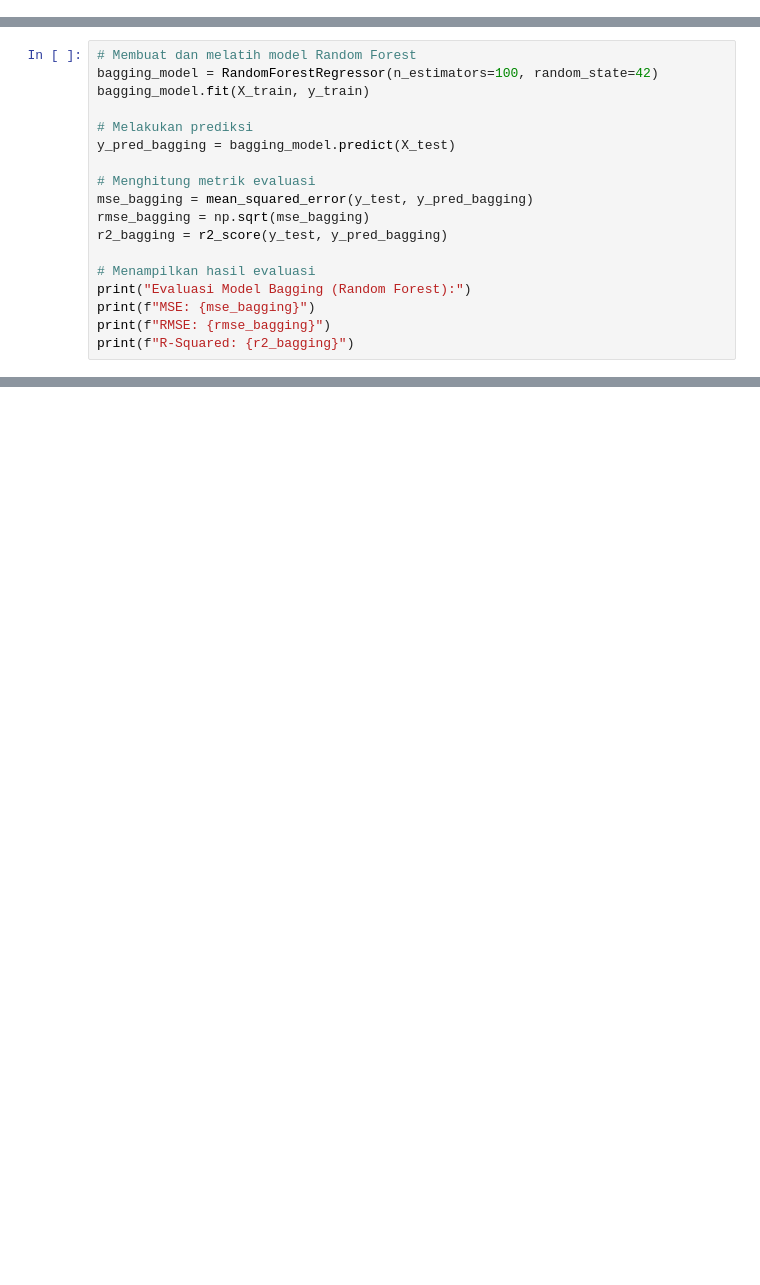
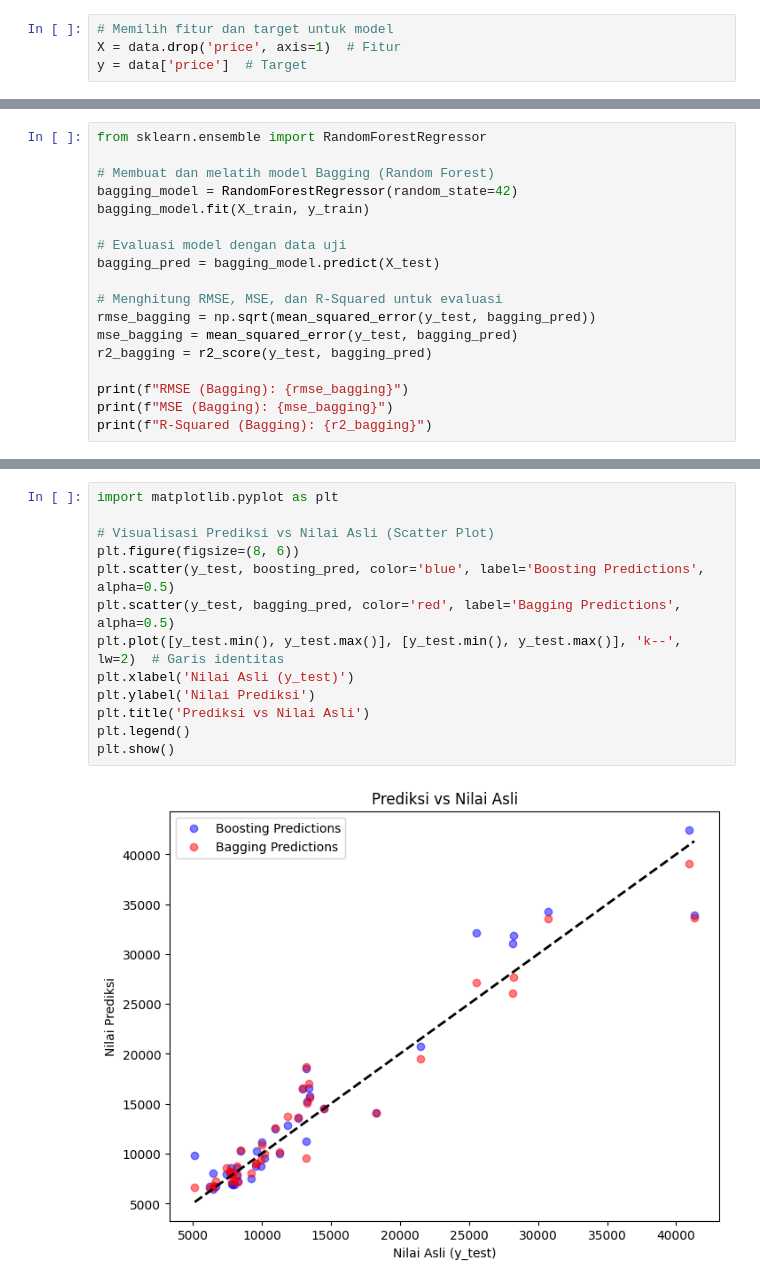
Before and after one commit to MasDiptha12/Machine-Learning, a Jupyter notebook: Week_7/Boosting_Automobile_Regression.ipynb, the cells around one changed output, grey strips where cells are left out. Saved outputs shown, nothing was run; the diff lists cells and outputs as text; blank space fills up the shorter version.

```diff
--- a/Week_7/Boosting_Automobile_Regression.ipynb
+++ b/Week_7/Boosting_Automobile_Regression.ipynb
@@ -58,0 +89,4 @@ X_train, X_test, y_train, y_test = train_test_split(X, y, test_size=0.2, random_
+# %%
+# Memilih fitur dan target untuk model
+X = data.drop('price', axis=1)  # Fitur
+y = data['price']  # Target
@@ -59,19 +156,19 @@ X_train, X_test, y_train, y_test = train_test_split(X, y, test_size=0.2, random_
 # %%
-# Membuat dan melatih model Random Forest
-bagging_model = RandomForestRegressor(n_estimators=100, random_state=42)
+from sklearn.ensemble import RandomForestRegressor
+
+# Membuat dan melatih model Bagging (Random Forest)
+bagging_model = RandomForestRegressor(random_state=42)
 bagging_model.fit(X_train, y_train)
 
-# Melakukan prediksi
-y_pred_bagging = bagging_model.predict(X_test)
+# Evaluasi model dengan data uji
+bagging_pred = bagging_model.predict(X_test)
 
-# Menghitung metrik evaluasi
-mse_bagging = mean_squared_error(y_test, y_pred_bagging)
-rmse_bagging = np.sqrt(mse_bagging)
-r2_bagging = r2_score(y_test, y_pred_bagging)
+# Menghitung RMSE, MSE, dan R-Squared untuk evaluasi
+rmse_bagging = np.sqrt(mean_squared_error(y_test, bagging_pred))
+mse_bagging = mean_squared_error(y_test, bagging_pred)
+r2_bagging = r2_score(y_test, bagging_pred)
 
-# Menampilkan hasil evaluasi
-print("Evaluasi Model Bagging (Random Forest):")
-print(f"MSE: {mse_bagging}")
-print(f"RMSE: {rmse_bagging}")
-print(f"R-Squared: {r2_bagging}")
+print(f"RMSE (Bagging): {rmse_bagging}")
+print(f"MSE (Bagging): {mse_bagging}")
+print(f"R-Squared (Bagging): {r2_bagging}")
 # %% [output]
@@ -130,0 +178,15 @@ Boosting adalah teknik ensemble yang melatih model secara berurutan, di mana set
+# %%
+import matplotlib.pyplot as plt
+
+# Visualisasi Prediksi vs Nilai Asli (Scatter Plot)
+plt.figure(figsize=(8, 6))
+plt.scatter(y_test, boosting_pred, color='blue', label='Boosting Predictions', alpha=0.5)
+plt.scatter(y_test, bagging_pred, color='red', label='Bagging Predictions', alpha=0.5)
+plt.plot([y_test.min(), y_test.max()], [y_test.min(), y_test.max()], 'k--', lw=2)  # Garis identitas
+plt.xlabel('Nilai Asli (y_test)')
+plt.ylabel('Nilai Prediksi')
+plt.title('Prediksi vs Nilai Asli')
+plt.legend()
+plt.show()
+# %% [output]
+[figure, added]
```
Also changed, not shown: parts of 18 cells of this notebook.
